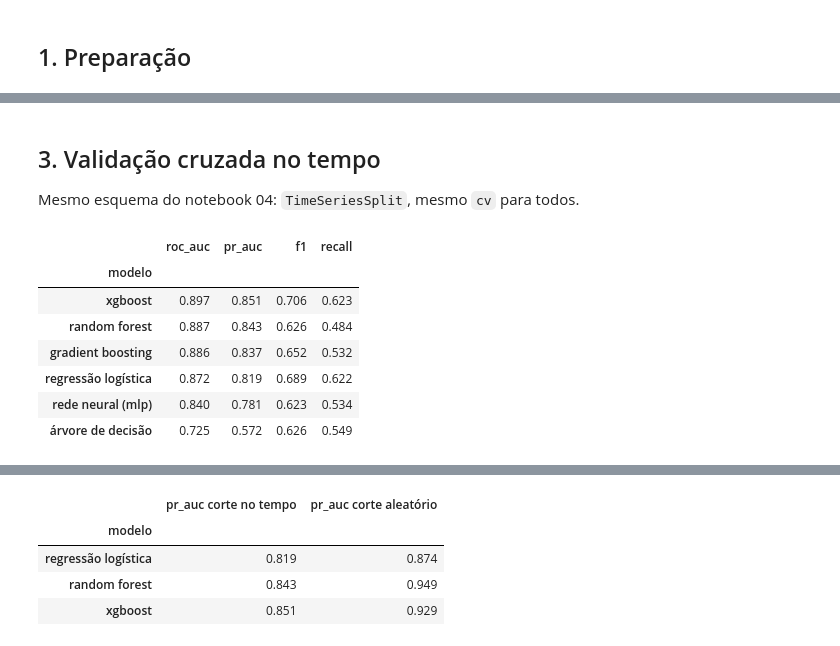
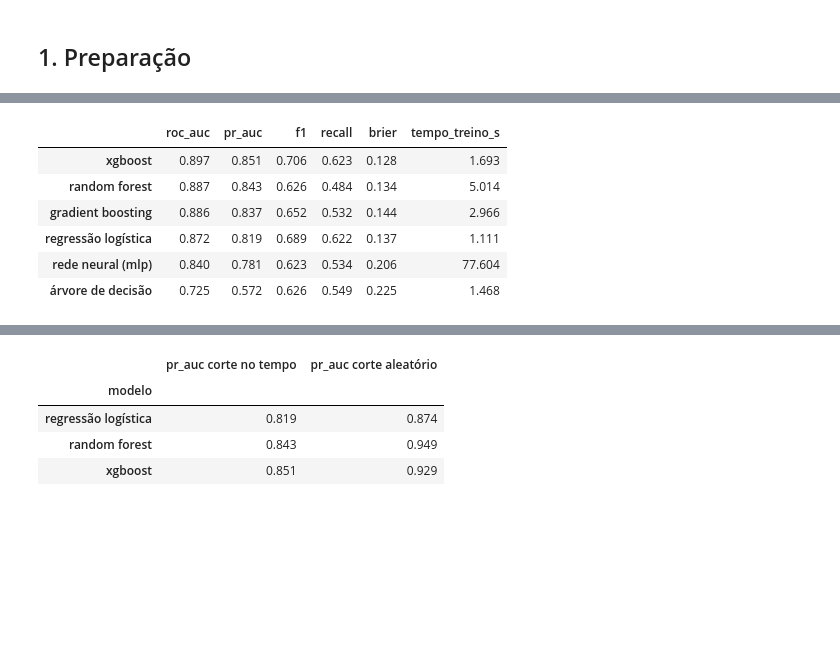
Before and after one commit to josepharroyoh/hotel-cancellation-ml, a Jupyter notebook: notebooks/05_model_comparison.ipynb, the cells around one changed output, grey strips where cells are left out. Drawn from its saved outputs; the diff is of its cells as text; code cells hidden in the pictures; blank space fills up the shorter version.

```diff
--- a/notebooks/05_model_comparison.ipynb
+++ b/notebooks/05_model_comparison.ipynb
@@ -65,46 +97,27 @@ de cancelamento. Para o XGBoost uso o `scale_pos_weight` equivalente.
 # %%
 peso_pos = (y_treino == 0).sum() / (y_treino == 1).sum()
 
 modelos = {
     "regressão logística": LogisticRegression(max_iter=1000, class_weight="balanced"),
     "árvore de decisão": DecisionTreeClassifier(class_weight="balanced", random_state=42),
     "random forest": RandomForestClassifier(n_estimators=200, class_weight="balanced",
                                             random_state=42, n_jobs=4),
     "gradient boosting": HistGradientBoostingClassifier(random_state=42),
     "xgboost": XGBClassifier(n_estimators=300, learning_rate=0.1, max_depth=5,
                              subsample=0.9, scale_pos_weight=peso_pos,
                              eval_metric="logloss", random_state=42, n_jobs=4),
     "rede neural (mlp)": MLPClassifier(hidden_layer_sizes=(64, 32), max_iter=300,
                                        random_state=42),
 }
+
+tabela = pd.DataFrame({nome: avaliar_cv(m) for nome, m in modelos.items()}).T
+tabela = tabela.sort_values("pr_auc", ascending=False)
+tabela
+# %% [output]
+|  | roc_auc | pr_auc | f1 | recall | brier | tempo_treino_s |
+| xgboost | 0.897 | 0.851 | 0.706 | 0.623 | 0.128 | 1.693 |
+| random forest | 0.887 | 0.843 | 0.626 | 0.484 | 0.134 | 5.014 |
+| gradient boosting | 0.886 | 0.837 | 0.652 | 0.532 | 0.144 | 2.966 |
+| regressão logística | 0.872 | 0.819 | 0.689 | 0.622 | 0.137 | 1.111 |
+| rede neural (mlp) | 0.840 | 0.781 | 0.623 | 0.534 | 0.206 | 77.604 |
+| árvore de decisão | 0.725 | 0.572 | 0.626 | 0.549 | 0.225 | 1.468 |
-# %% [markdown]
-## 3. Validação cruzada no tempo
-
-Mesmo esquema do notebook 04: `TimeSeriesSplit`, mesmo `cv` para todos.
-# %%
-cv = TimeSeriesSplit(n_splits=5)
-metricas = ["roc_auc", "average_precision", "f1", "recall"]
-
-linhas = []
-for nome, modelo in modelos.items():
-    pipe = Pipeline([("prep", preproc), ("modelo", modelo)])
-    r = cross_validate(pipe, X_treino, y_treino, cv=cv, scoring=metricas)
-    linhas.append({
-        "modelo": nome,
-        "roc_auc": r["test_roc_auc"].mean(),
-        "pr_auc": r["test_average_precision"].mean(),
-        "f1": r["test_f1"].mean(),
-        "recall": r["test_recall"].mean(),
-    })
-
-tabela = pd.DataFrame(linhas).set_index("modelo").round(3).sort_values("pr_auc", ascending=False)
-tabela
-# %% [output]
-|  | roc_auc | pr_auc | f1 | recall |
-| modelo |  |  |  |  |
-| xgboost | 0.897 | 0.851 | 0.706 | 0.623 |
-| random forest | 0.887 | 0.843 | 0.626 | 0.484 |
-| gradient boosting | 0.886 | 0.837 | 0.652 | 0.532 |
-| regressão logística | 0.872 | 0.819 | 0.689 | 0.622 |
-| rede neural (mlp) | 0.840 | 0.781 | 0.623 | 0.534 |
-| árvore de decisão | 0.725 | 0.572 | 0.626 | 0.549 |
```
Also changed, not shown: parts of 25 cells of this notebook.
